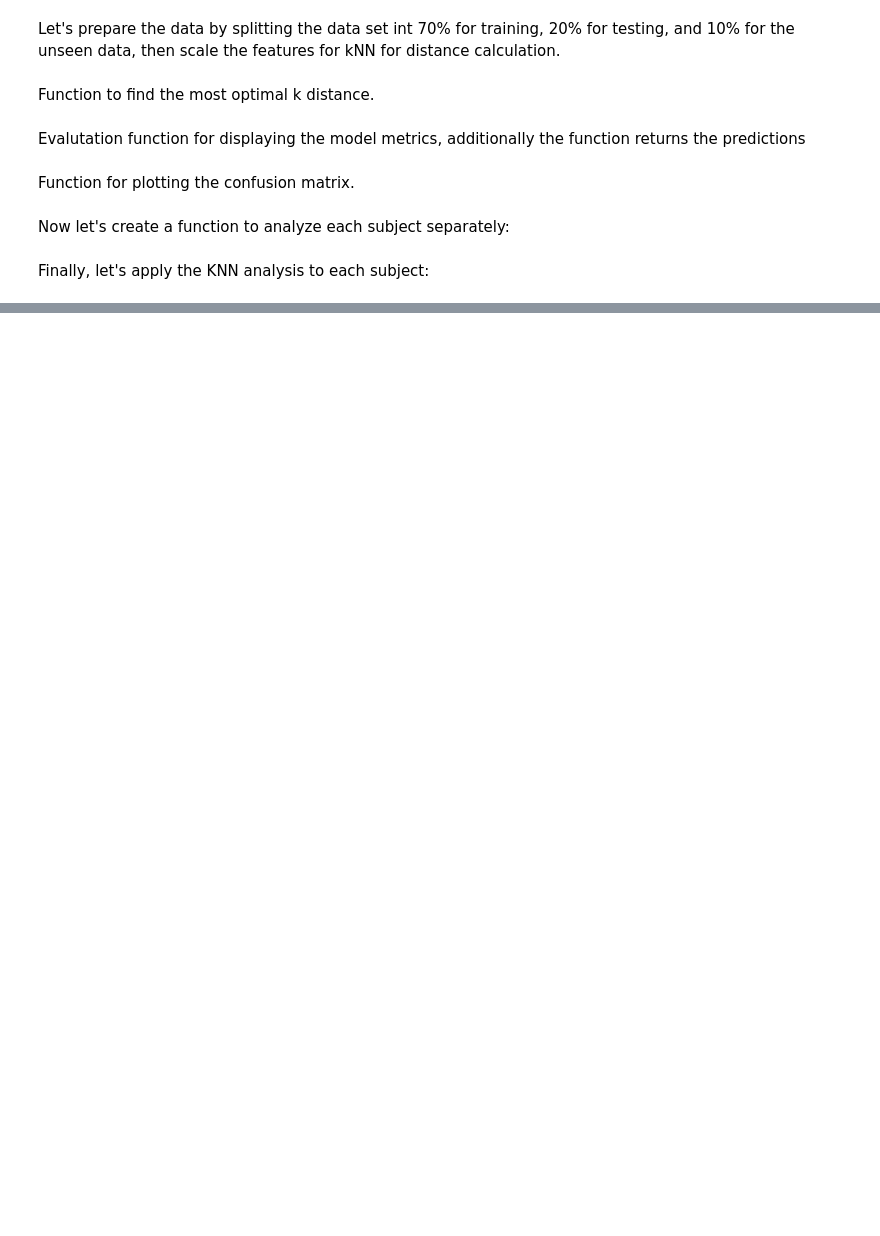
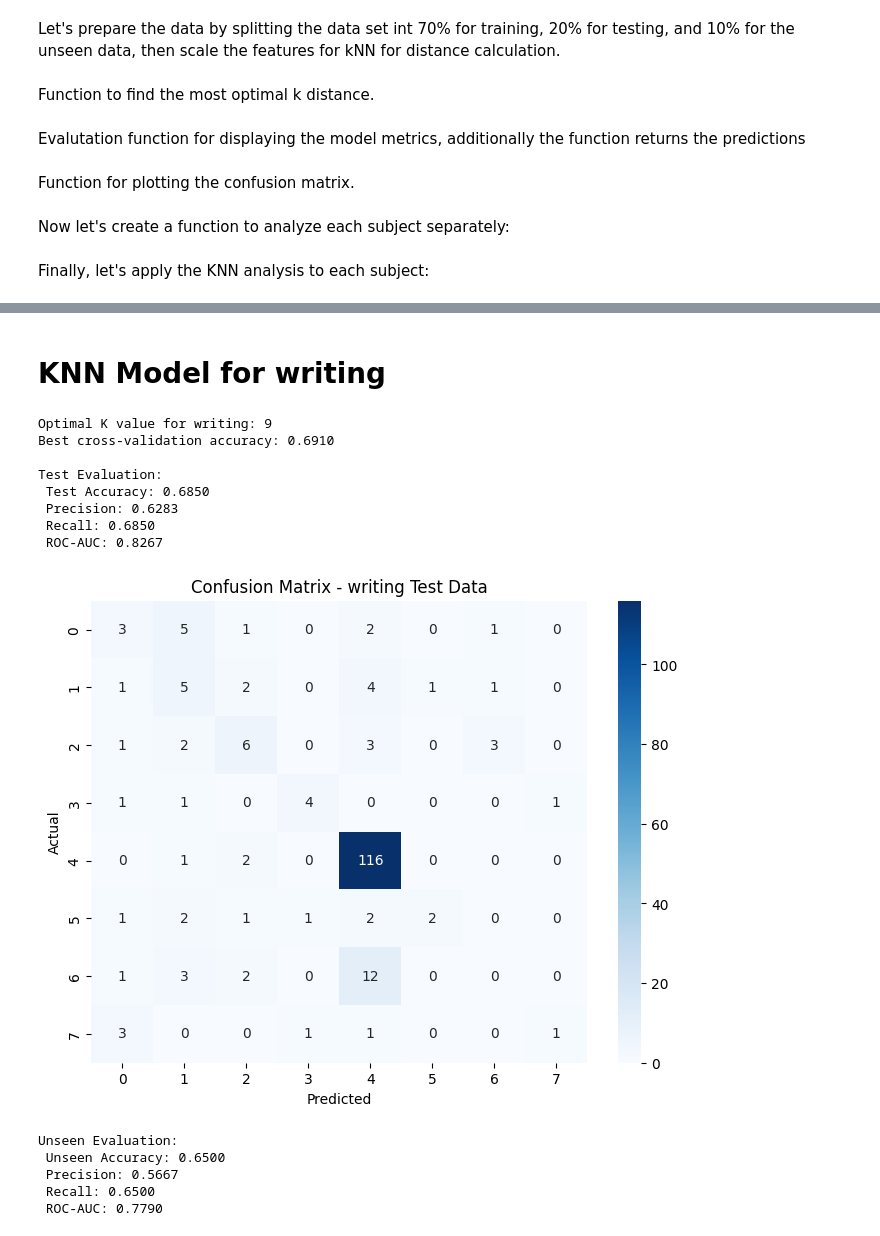
Before and after one commit to VladTemp27/student-classification-model, a Jupyter notebook: knn.ipynb, the cells around one changed output, grey strips where cells are left out. Drawn from its saved outputs; the diff is of its cells as text; code cells hidden in the pictures; blank space fills up the shorter version.

Commit message:
separation of code cells for each subject

```diff
--- a/knn.ipynb
+++ b/knn.ipynb
@@ -186,0 +180,19 @@ Test Evaluation:
+# %%
+# Process math subject
+process_subject_knn('writing')
+# %% [output]
+# KNN Model for writing
+Optimal K value for writing: 9
+Best cross-validation accuracy: 0.6910
+
+Test Evaluation:
+ Test Accuracy: 0.6850
+ Precision: 0.6283
+ Recall: 0.6850
+ ROC-AUC: 0.8267
+[figure, added]
+Unseen Evaluation:
+ Unseen Accuracy: 0.6500
+ Precision: 0.5667
+ Recall: 0.6500
+ ROC-AUC: 0.7790
```
Also changed, not shown: parts of 4 cells of this notebook.
